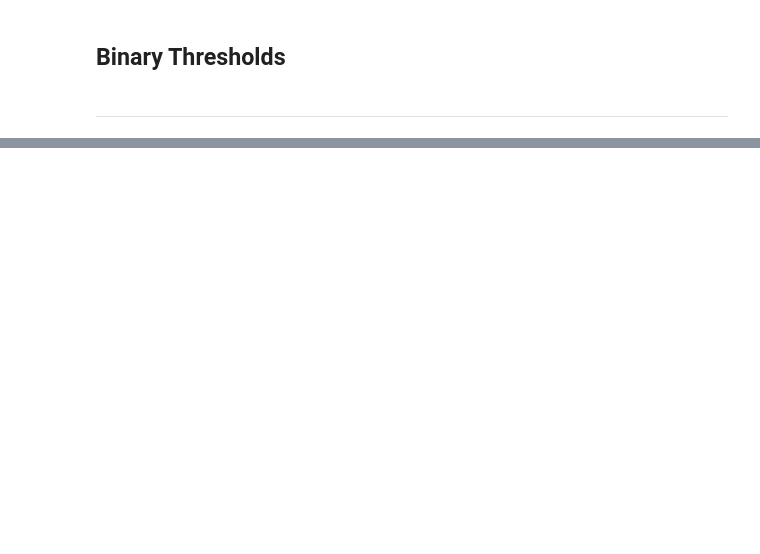
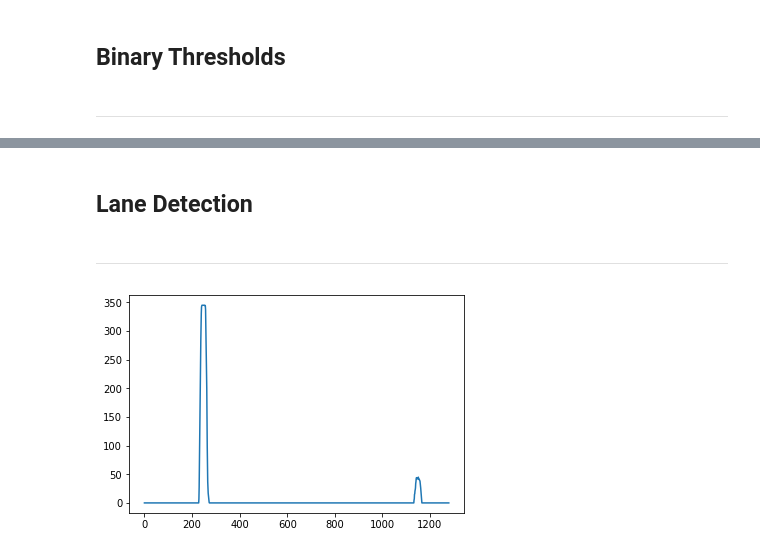
Before and after one commit to peterhwang2010/CarND-Advanced_lane_lines, a Jupyter notebook: advanced_lane_lines.ipynb, the cells around one changed output, grey strips where cells are left out. Drawn from its saved outputs; the diff is of its cells as text; code cells hidden in the pictures; blank space fills up the shorter version.

```diff
--- a/advanced_lane_lines.ipynb
+++ b/advanced_lane_lines.ipynb
@@ -193,0 +194,10 @@ plt.show()
+# %% [markdown]
+## Lane Detection
+# %% [markdown]
+---
+# %%
+histogram = np.sum(combine_binary[combine_binary.shape[0]//2:,:], axis=0)
+plt.plot(histogram)
+plt.show()
+# %% [output]
+[figure, added]
```
Also changed, not shown: parts of 5 cells of this notebook.
